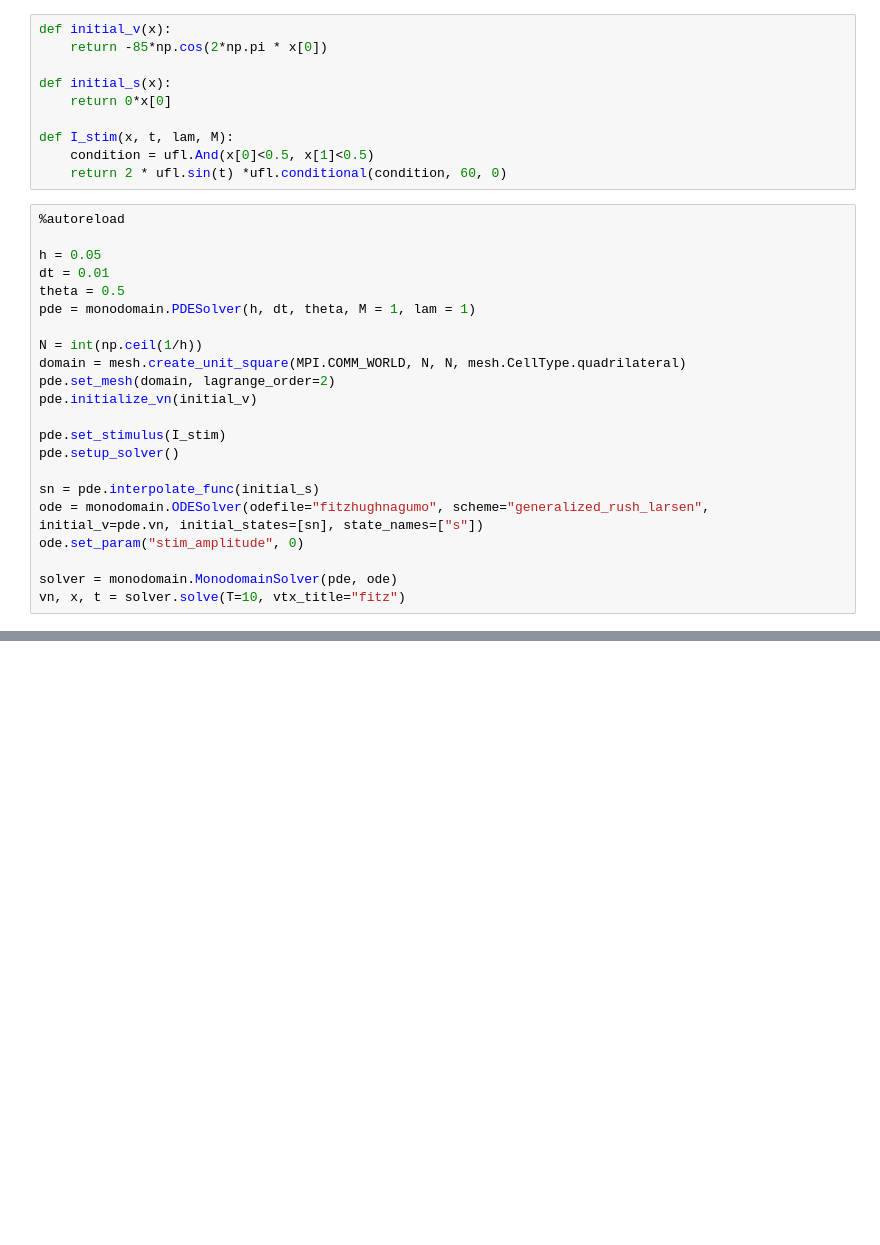
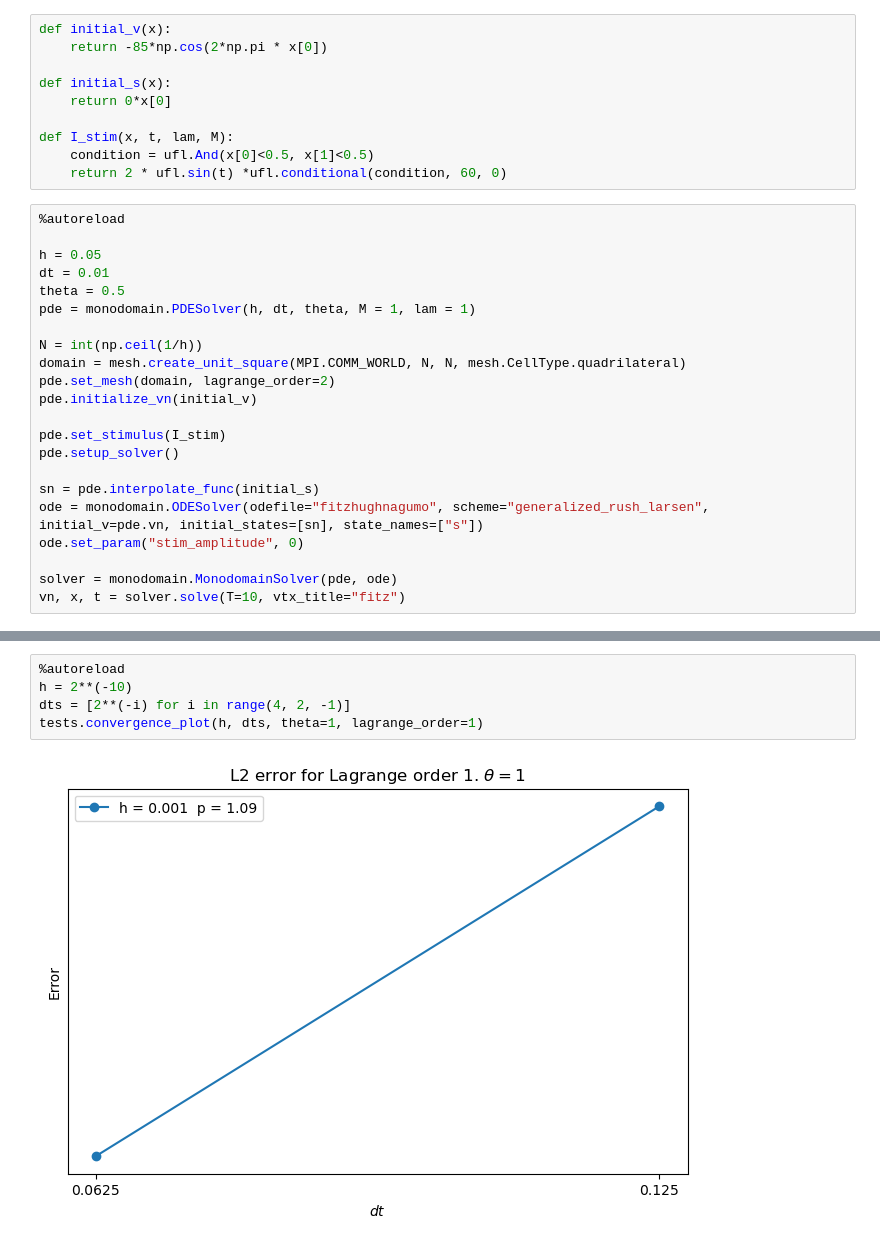
Before and after one commit to aledha/Computing-the-Electrical-Activity-in-the-Heart, a Jupyter notebook: operator splitting/op_split_convergence.ipynb, the cells around one changed output, grey strips where cells are left out. Drawn from its saved outputs; the diff is of its cells as text; blank space fills up the shorter version.

```diff
--- a/operator splitting/op_split_convergence.ipynb
+++ b/operator splitting/op_split_convergence.ipynb
@@ -71,0 +63,7 @@ tests.convergence_plot(1, 3, start_spatial=9, start_temporal=1, theta=1, lagrang
+# %%
+%autoreload
+h = 2**(-10)
+dts = [2**(-i) for i in range(4, 2, -1)]
+tests.convergence_plot(h, dts, theta=1, lagrange_order=1)
+# %% [output]
+[figure, added]
```
Also changed, not shown: parts of 11 cells of this notebook, 1 other file.
